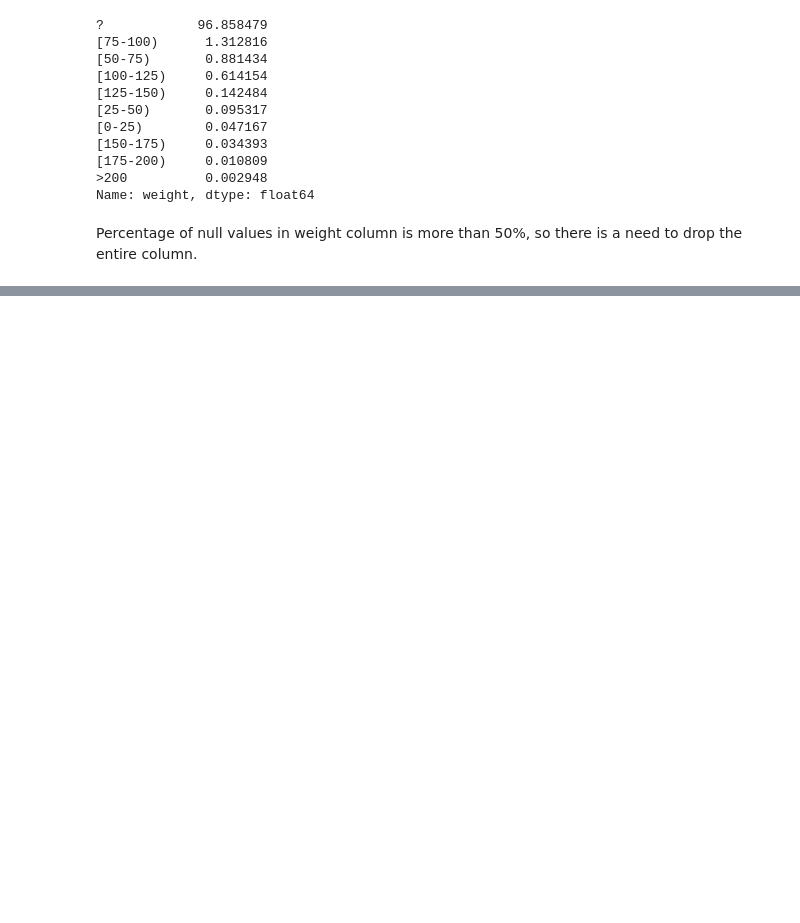
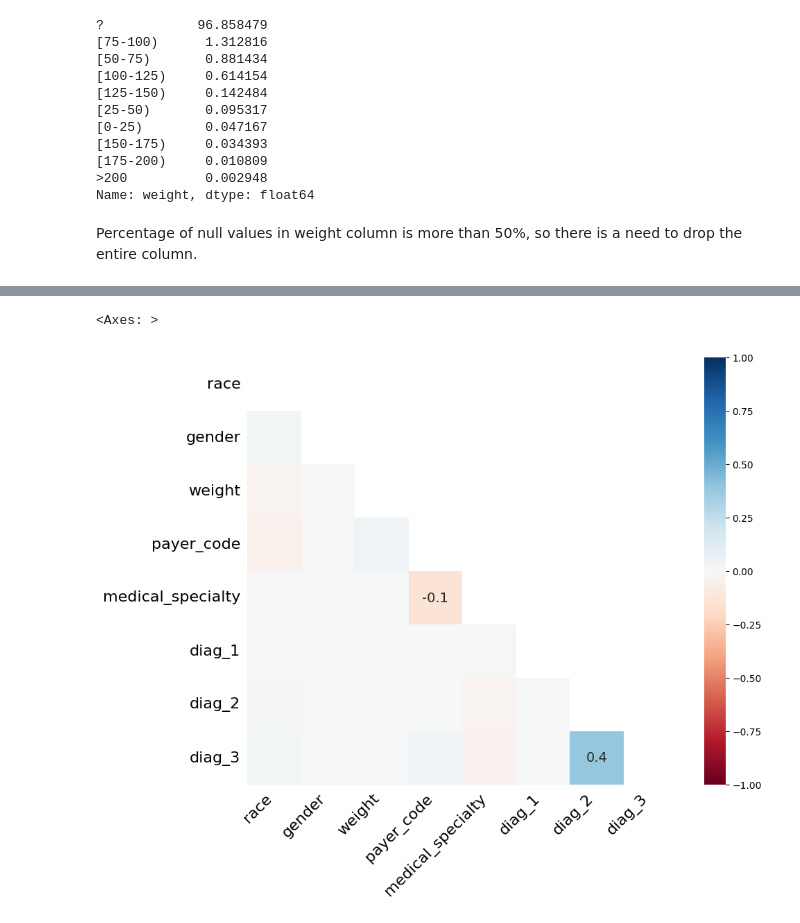
Before and after one commit to NajdekMonika/Diabetes, a Jupyter notebook: Diabetes.ipynb, the cells around one changed output, grey strips where cells are left out. Saved outputs shown, nothing was run; the diff lists cells and outputs as text; code cells hidden in the pictures; blank space fills up the shorter version.

```diff
--- a/Diabetes.ipynb
+++ b/Diabetes.ipynb
@@ -280,0 +205,5 @@ rows_to_plot
+# %%
+msno.heatmap(nan_df, figsize=(10, 8))
+# %% [output]
+<Axes: >
+[figure, added]
```
Also changed, not shown: parts of 70 cells of this notebook.
